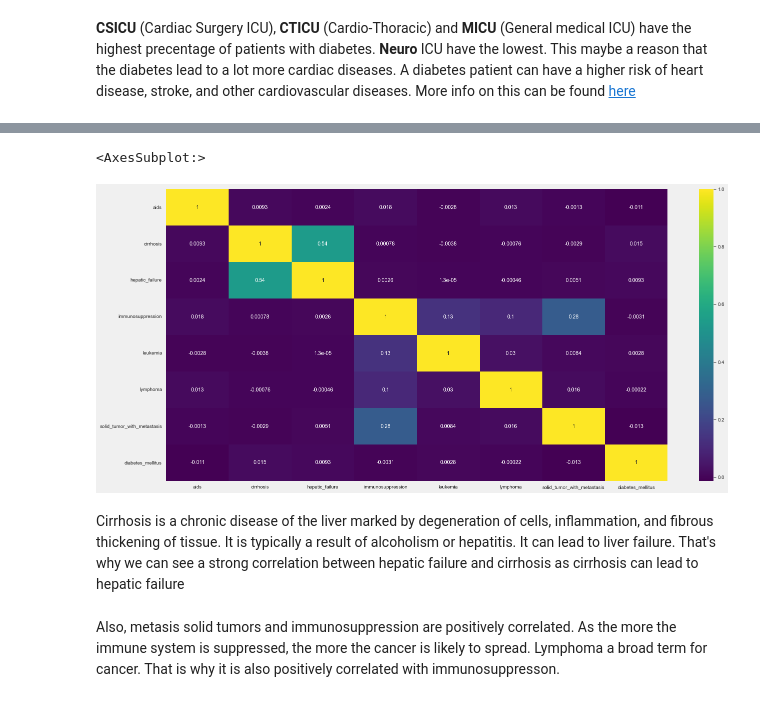
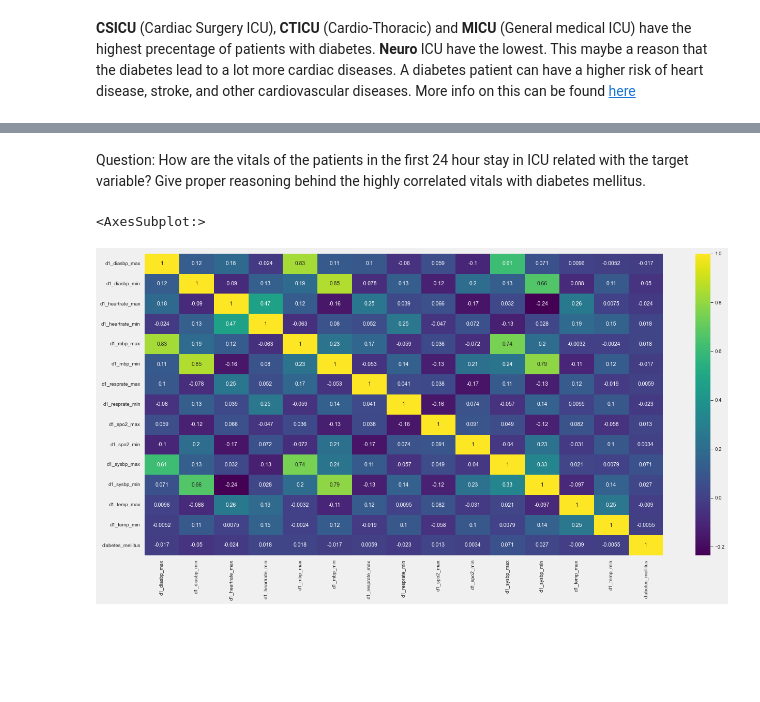
Before and after one commit to sifatnabil/diabetes_mellitus_detection_experiment, a Jupyter notebook: notebooks/Diagnostic_Analysis.ipynb, the cells around one changed output, grey strips where cells are left out. Saved outputs shown, nothing was run; the diff lists cells and outputs as text; code cells hidden in the pictures; blank space fills up the shorter version.

```diff
--- a/notebooks/Diagnostic_Analysis.ipynb
+++ b/notebooks/Diagnostic_Analysis.ipynb
@@ -155,13 +227,12 @@ sns.factorplot(x="icu_type", y="diabetes_mellitus", data=train_df, kind="bar",he
+# %% [markdown]
+Question: How are the vitals of the patients in the first 24 hour stay in ICU related with the target variable? Give proper reasoning behind the highly correlated vitals with diabetes mellitus.
 # %%
-comorbodity = train_df.iloc[:, 172:179]
-comorbodity["diabetes_mellitus"] = train_df.diabetes_mellitus
+vitals = train_df[['d1_diasbp_max', 'd1_diasbp_min', 'd1_heartrate_max','d1_heartrate_min',
+                'd1_mbp_max', 'd1_mbp_min', 'd1_resprate_max','d1_resprate_min', 'd1_spo2_max',
+                'd1_spo2_min', 'd1_sysbp_max','d1_sysbp_min', 'd1_temp_max', 'd1_temp_min','diabetes_mellitus']]
 
 plt.figure(figsize=(20,10))
-sns.heatmap(comorbodity.corr(),annot=True,cmap="viridis")
+sns.heatmap(vitals.corr(),annot=True,cmap="viridis")
 # %% [output]
 <AxesSubplot:>
-[figure, old version]
+[figure, new version]
-# %% [markdown]
-Cirrhosis is a chronic disease of the liver marked by degeneration of cells, inflammation, and fibrous thickening of tissue. It is typically a result of alcoholism or hepatitis. It can lead to liver failure. That's why we can see a strong correlation between hepatic failure and cirrhosis as cirrhosis can lead to hepatic failure
-# %% [markdown]
-Also, metasis solid tumors and immunosuppression are positively correlated. As the more the immune system is suppressed, the more the cancer is likely to spread. Lymphoma a broad term for cancer. That is why it is also positively correlated with immunosuppresson.
```
Also changed, not shown: parts of 28 cells of this notebook.
